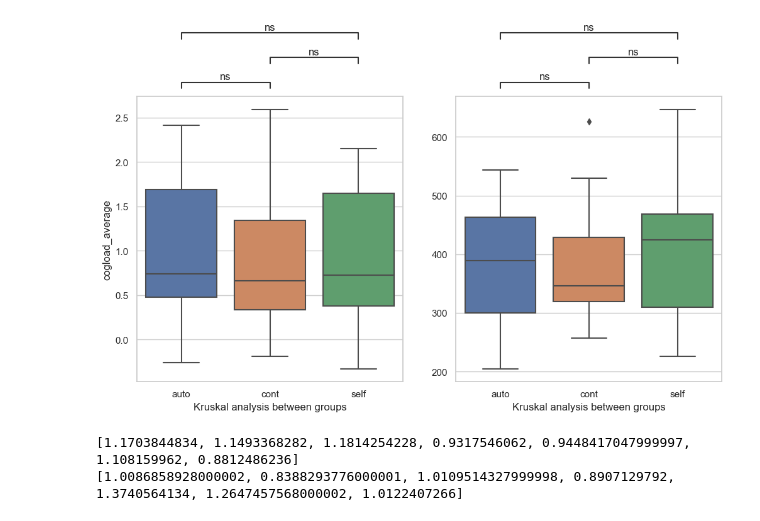
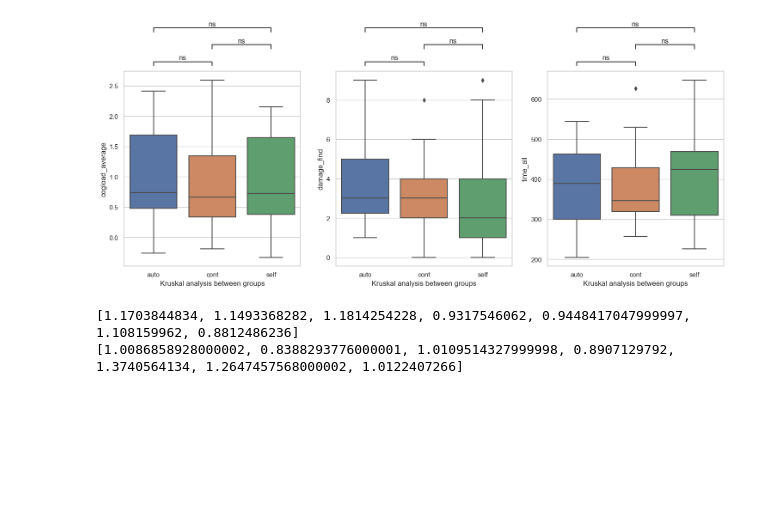
Before and after one commit to Tianyu-Zhou/NIST_Way_Finding, a Jupyter notebook: nist.ipynb, the cells around one changed output. Saved outputs shown, nothing was run; the diff lists cells and outputs as text; code cells hidden in the pictures; blank space fills up the shorter version.

```diff
--- a/nist.ipynb
+++ b/nist.ipynb
@@ -42,12 +44,14 @@ def test_normality(data_raw):
 # %%
 ## Calculate the time of each mission ##
 def total_data_analysis(data_raw):
+    labels = [0, 0, 0, 0, 0, 1, 1, 1, 0, 0, 0, 0, 0, 0, 1, 0, 1, 0, 1, 0]
     data_analysis = pd.DataFrame()
     for i in range(len(data_raw)):
         mission_time = np.zeros(4)
         time_all = len(data_raw[i])/90
         condition = data_raw[i][["condition"]][0:1].values.ravel()[0]
         participant_id = data_raw[i][["participant_id"]][0:1].values.ravel()[0]
+        label = labels[int(participant_id)-1]
 
         # print(participant_id + condition)
 
@@ -56,17 +60,17 @@ def total_data_analysis(data_raw):
         for j in range(len(order)-1):
             mission_time[j] = ((order.index[j+1] - order.index[j])/90)
 
-        mission_completed = len(order)-1
+        mission_completed = float(len(order)-1)
         time_1 = mission_time[0]
         time_2 = mission_time[1]
         time_3 = mission_time[2]
         time_4 = mission_time[3]
 
         cogload_average = (np.average(data_raw[i]["Trend_Sum"]))
-        damage_find = len(data_raw[i].damageTargetName.unique()) - 1
+        damage_find = float(len(data_raw[i].damageTargetName.unique()) - 1)
 
-        data_analysis = data_analysis.append(pd.DataFrame([[condition,participant_id,mission_completed,time_all,time_1,time_2,time_3,time_4,cogload_average,damage_find]],
-                                                columns=["condition","participant_id","mission_completed","time_all","time_1","time_2","time_3","time_4","cogload_average","damage_find"]),
+        data_analysis = data_analysis.append(pd.DataFrame([[condition,participant_id,label,mission_completed,time_all,time_1,time_2,time_3,time_4,cogload_average,damage_find]],
+                                                columns=["condition","participant_id","label","mission_completed","time_all","time_1","time_2","time_3","time_4","cogload_average","damage_find"]),
                                                 ignore_index=True)
 
     return data_analysis
@@ -103,41 +110,52 @@ data_analysis
 ### pair analysis visualization
 sns.set(style = 'whitegrid')
 x = 'condition'
-y = 'cogload_average'
 order = ["auto", "cont","self"]
 method = 'Kruskal'
 
-fig, axes = plt.subplots(1,2, figsize=(12,6), dpi=100)
+fig, axes = plt.subplots(1,3, figsize=(18,6), dpi=100)
 
-if 1:
-   axes[0] = sns.boxplot(ax = axes[0], data=data_analysis, x=x, y=y, order=order)
-   test_results = add_stat_annotation(ax=axes[0], data=data_analysis, x=x, y=y, order=order,
-                                    box_pairs=[
-                                             (order[0], order[1]),
-                                             (order[0], order[2]),
-                                             (order[1], order[2]),
-                                               ],
-                                    test=method,
-                                    comparisons_correction=None,
-                                    text_format='star', loc='outside', verbose=1,
-                                    )
+y = 'cogload_average'
+axes[0] = sns.boxplot(ax = axes[0], data=data_analysis, x=x, y=y, order=order)
+test_results = add_stat_annotation(ax=axes[0], data=data_analysis, x=x, y=y, order=order,
+                                 box_pairs=[
+                                          (order[0], order[1]),
+                                          (order[0], order[2]),
+                                          (order[1], order[2]),
+                                             ],
+                                 test=method,
+                                 comparisons_correction=None,
+                                 text_format='star', loc='outside', verbose=1,
+                                 )
+axes[0].set(xlabel = method + ' analysis between groups', ylabel=y)
 
-   axes[0].set(xlabel = method + ' analysis between groups', ylabel=y)
+y = "damage_find"
+axes[1] = sns.boxplot(ax = axes[1],data=data_analysis, x=x, y=y,order=order,)
+test_results = add_stat_annotation(ax=axes[1], data=data_analysis, x=x, y=y,
+                                 box_pairs=[
+                                          (order[0], order[1]),
+                                          (order[0], order[2]),
+                                          (order[1], order[2]),
+                                          ],
+                                 test=method,
+                                 comparisons_correction=None,
+                                 text_format='star', loc='outside', verbose=1,
+                                 )
+axes[1].set(xlabel = method + ' analysis between groups', ylabel=y)
 
-if 1:
-   y = "time_all"
-   axes[1] = sns.boxplot(ax = axes[1],data=data_analysis, x=x, y=y,order=order,)
-   test_results = add_stat_annotation(ax=axes[1], data=data_analysis, x=x, y=y,
-                                    box_pairs=[
-                                             (order[0], order[1]),
-                                             (order[0], order[2]),
-                                             (order[1], order[2]),
-                                             ],
-                                    test=method,
-                                    comparisons_correction=None,
-                                    text_format='star', loc='outside', verbose=1,
-                                    )
-   axes[1].set(xlabel = method + ' analysis between groups', ylabel='')
+y = "time_all"
+axes[2] = sns.boxplot(ax = axes[2],data=data_analysis, x=x, y=y,order=order,)
+test_results = add_stat_annotation(ax=axes[2], data=data_analysis, x=x, y=y,
+                                 box_pairs=[
+                                          (order[0], order[1]),
+                                          (order[0], order[2]),
+                                          (order[1], order[2]),
+                                          ],
+                                 test=method,
+                                 comparisons_correction=None,
+                                 text_format='star', loc='outside', verbose=1,
+                                 )
+axes[2].set(xlabel = method + ' analysis between groups', ylabel=y)
 # %% [output]
 p-value annotation legend:
 ns: 5.00e-02 < p <= 1.00e+00
@@ -162,4 +179,4 @@ auto v.s. self: Kruskal-Wallis paired samples, P_val=6.268e-01 stat=2.364e-01
-[figure, old version]
+[figure, new version]
 # %%
 ### sample from raw data
 rate = 20
```
Also changed, not shown: parts of 21 cells of this notebook.
